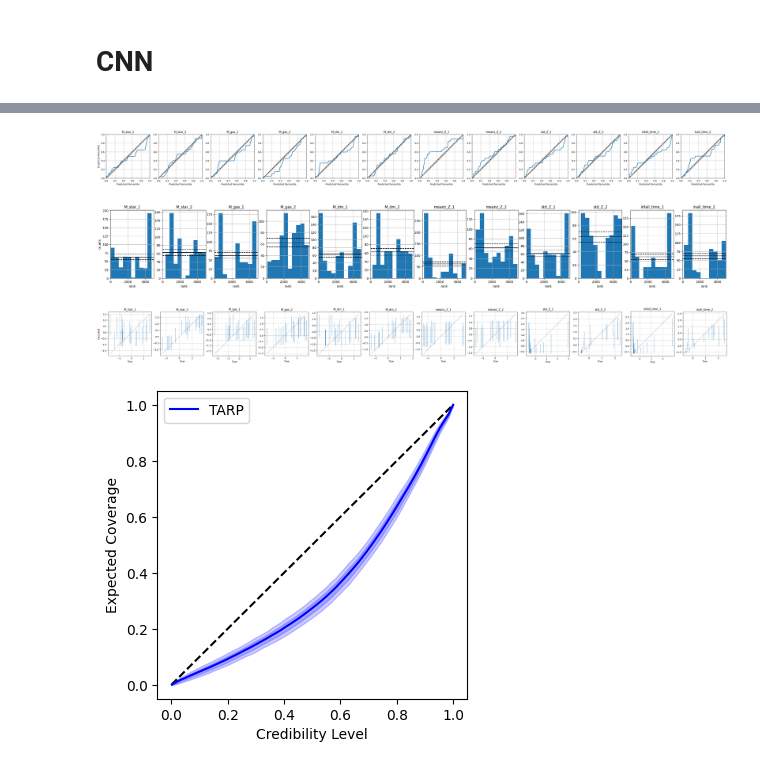
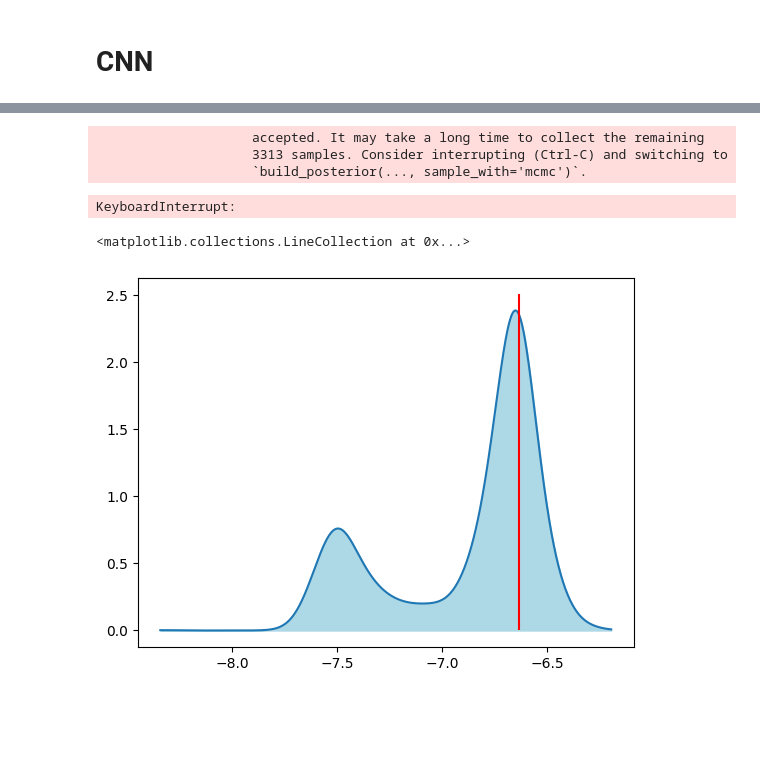
Before and after one commit to vepe99/CASBI, a Jupyter notebook: notebooks/ltu_ili copy 2.ipynb, the cells around one changed output, grey strips where cells are left out. Drawn from its saved outputs; the diff is of its cells as text; code cells hidden in the pictures; blank space fills up the shorter version.

```diff
--- a/notebooks/ltu_ili copy 2.ipynb
+++ b/notebooks/ltu_ili copy 2.ipynb
@@ -119,7 +116,9 @@ class ConvNet(nn.Module):
             nn.MaxPool2d(kernel_size=2, stride=2),
         )
         self.fc_layers = nn.Sequential(
-            nn.Linear(32 * 8 * 8, 128),
+            nn.Linear(32 * 8 * 8, 256),
+            nn.ReLU(),
+            nn.Linear(256, 128),
             nn.ReLU(),
             nn.Linear(128, 64),
             nn.ReLU(),
@@ -303,11 +290,33 @@ metric = PosteriorCoverage(
     labels=labels, plot_list = ["coverage", "histogram", "predictions", "tarp"]
 )
 fig = metric(
-    posterior=posterior_ensemble.posteriors[1],
+    posterior=posterior_ensemble,
     x=x[::8], theta=theta[::8]
 )
 # %% [output]
-[figure, removed]
-[figure, removed]
-[figure, removed]
-[figure, removed]
+                    accepted. It may take a long time to collect the remaining
+                    3313 samples. Consider interrupting (Ctrl-C) and switching to
+                    `build_posterior(..., sample_with='mcmc')`.
+KeyboardInterrupt:
+# %%
+import numpy as np
+import matplotlib.pyplot as plt
+from scipy.stats import gaussian_kde
+
+# Assuming `data` is your array of data points
+data = samples[:,1]
+
+# Calculate the KDE
+kde = gaussian_kde(data)
+
+# Create an array of x values to plot
+x = np.linspace(min(data), max(data), 1000)
+
+# Plot the KDE
+plt.plot(x, kde(x), label='KDE')
+plt.fill_between(x, kde(x), color='lightblue')
+
+plt.vlines(theta_0[1], 0, plt.gca().get_ylim()[1], color='red', label='True value')
+# %% [output]
+<matplotlib.collections.LineCollection at 0x...>
+[figure, added]
```
Also changed, not shown: parts of 13 cells of this notebook.
